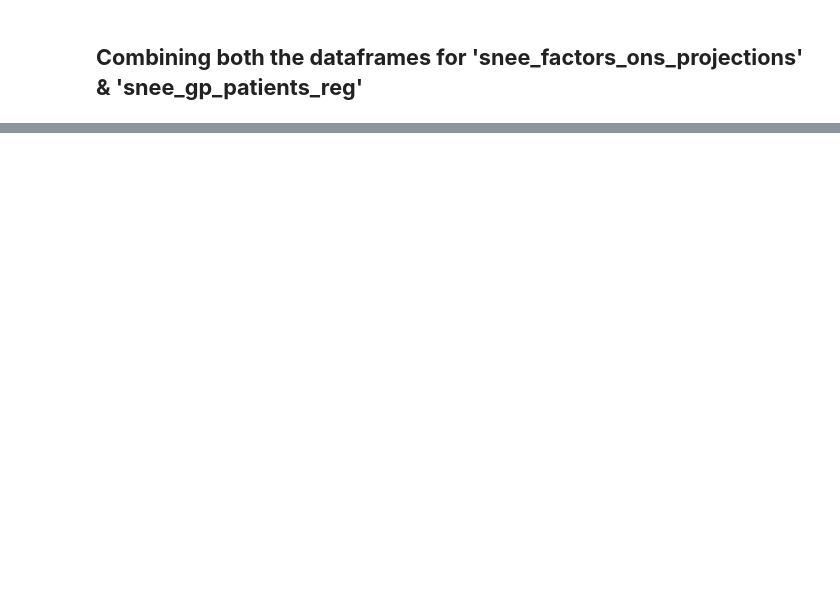
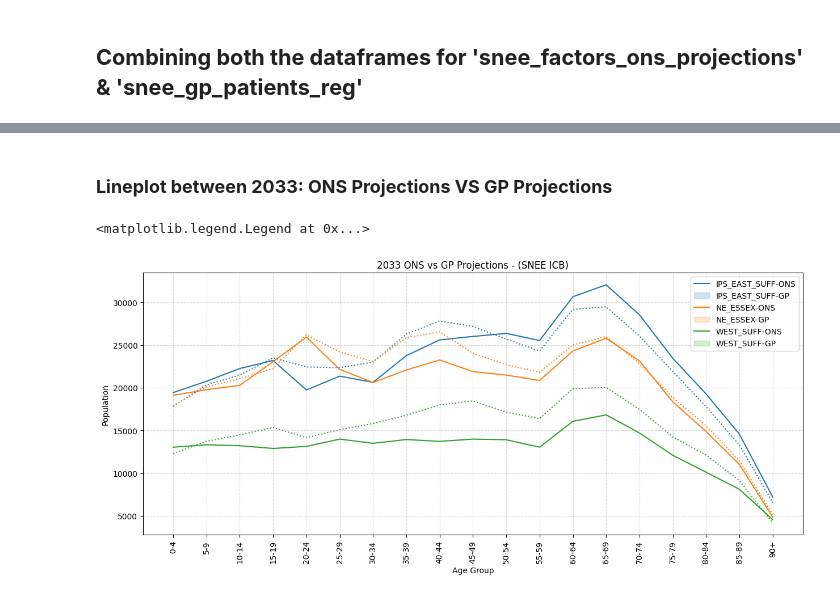
Before and after one commit to SNEE-ICS/PrimaryCareDemandAndCapacity, a Jupyter notebook: DemographicPopGrowth.ipynb, the cells around one changed output, grey strips where cells are left out. Saved outputs shown, nothing was run; the diff lists cells and outputs as text; code cells hidden in the pictures; blank space fills up the shorter version.

```diff
--- a/DemographicPopGrowth.ipynb
+++ b/DemographicPopGrowth.ipynb
@@ -195,0 +264,17 @@ snee_factors_vs_patients.head(171)
+# %% [markdown]
+### **Lineplot between 2033: ONS Projections VS GP Projections**
+# %%
+plt.figure(figsize=(15,6))
+plt.xticks(rotation=90)
+plt.grid(True, linestyle='--', alpha=0.5)
+plt.xlabel('Age Group')
+plt.ylabel('Population')
+plt.title('2033 ONS vs GP Projections - (SNEE ICB)')
+
+sns.lineplot(data=combined_df, x='AGE_GROUP_5', y='2033-ONS_Projection', hue='AREA_CODE')
+sns.lineplot(data=combined_df, x='AGE_GROUP_5', y='2033-GP_Projection', hue='AREA_CODE', linestyle=':')
+
+plt.legend(labels=['IPS_EAST_SUFF-ONS','IPS_EAST_SUFF-GP', 'NE_ESSEX-ONS', 'NE_ESSEX-GP', 'WEST_SUFF-ONS', 'WEST_SUFF-GP'])
+# %% [output]
+<matplotlib.legend.Legend at 0x...>
+[figure, added]
```
Also changed, not shown: parts of 26 cells of this notebook.
